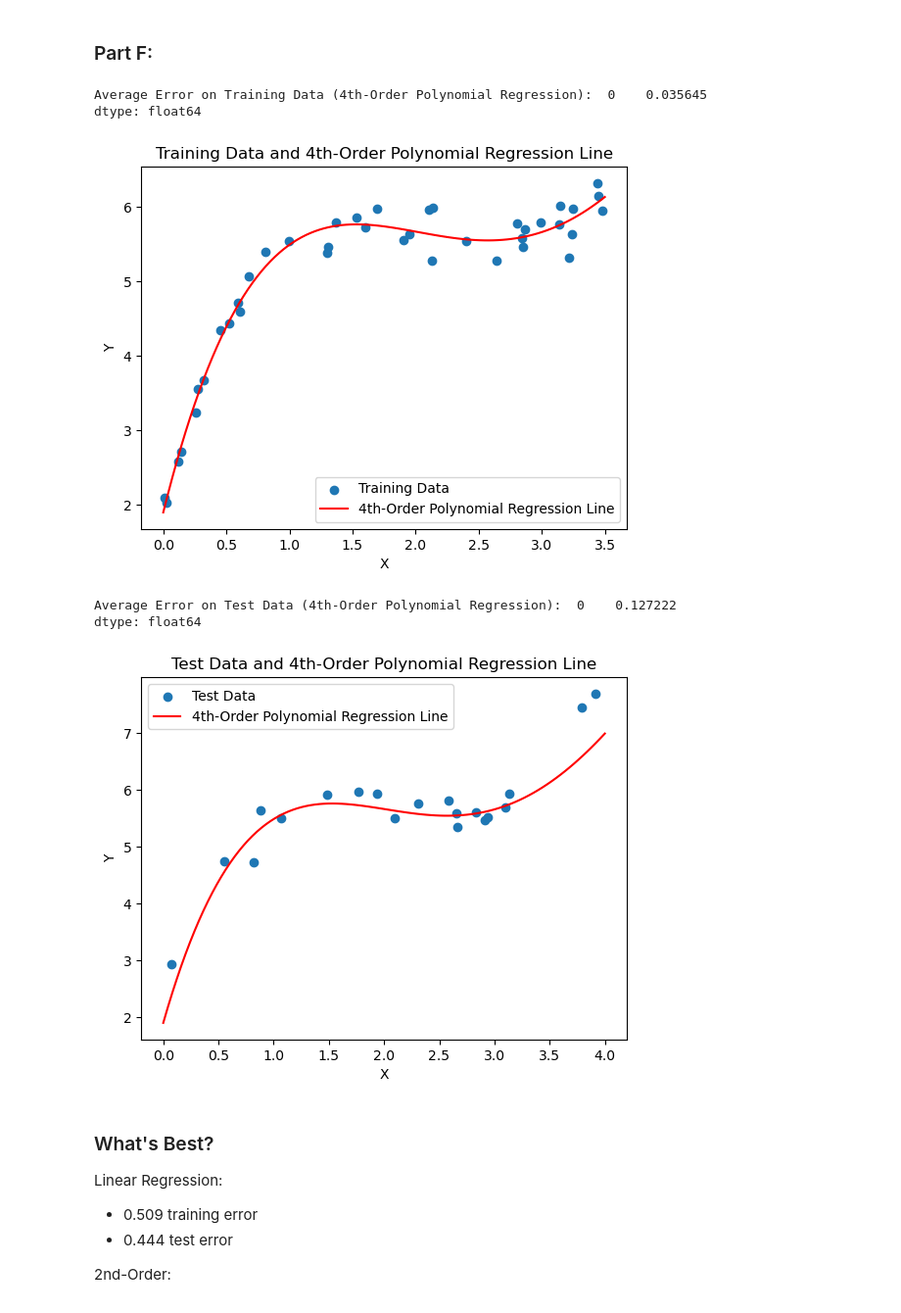
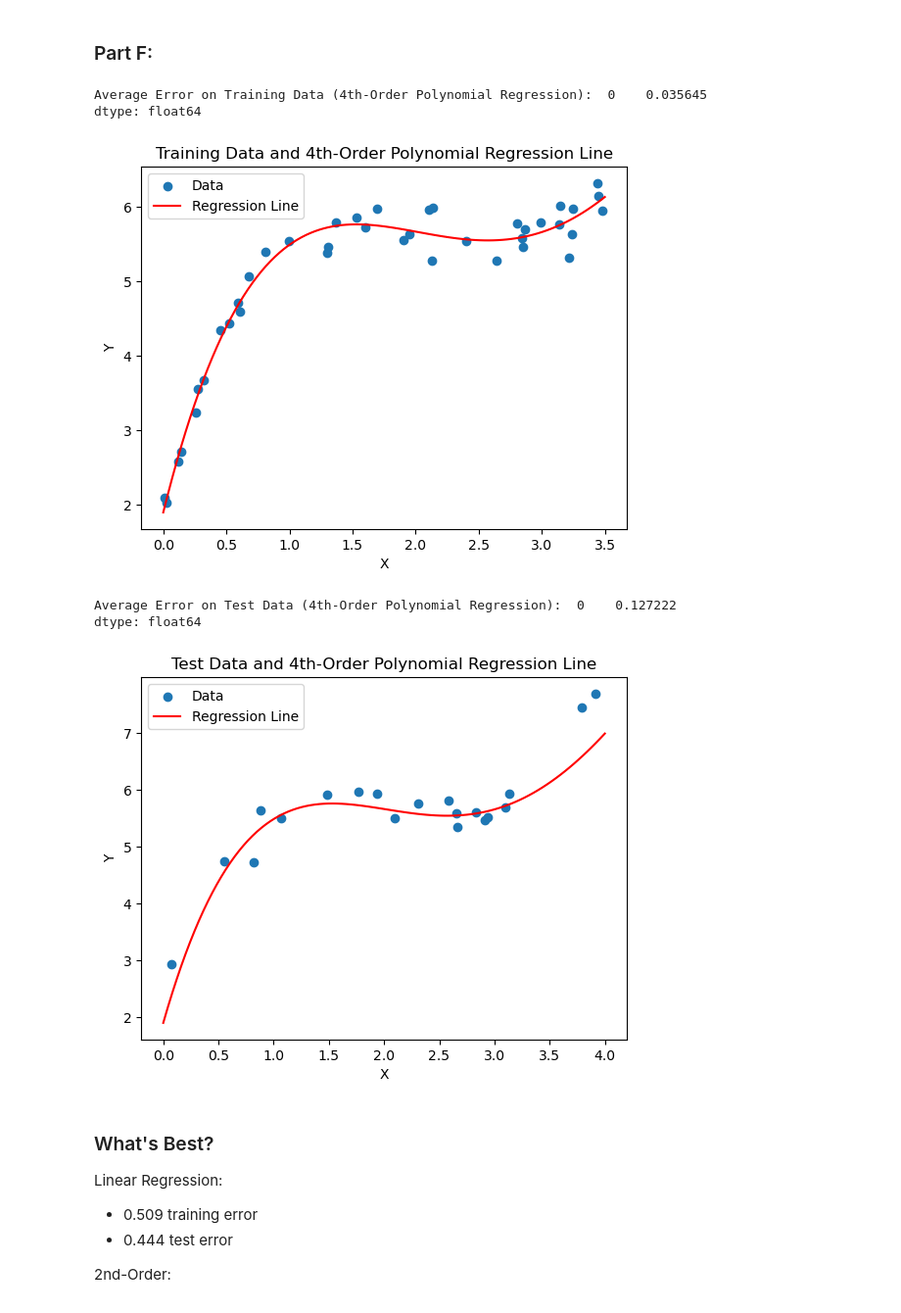
Before and after one commit to rgavigan/cs4442, a Jupyter notebook: assign1/assignment1.ipynb, the cells around one changed output. Shown at 98% size. Drawn from its saved outputs; the diff is of its cells as text; code cells hidden in the pictures.

```diff
--- a/assign1/assignment1.ipynb
+++ b/assign1/assignment1.ipynb
@@ -143,0 +112,17 @@ dtype: float64
+# %%
+# Regression Method
+def regression(X, Y):
+    return np.dot(np.dot(np.linalg.inv(np.dot(X.T, X)), X.T), Y)
+
+# Average Error Method
+def averageError(X, Y, w):
+    return 1/len(X) * np.sum((np.dot(X, w) - Y)**2)
+
+# Plotting Method
+def plot_data(X, Y, x, regressionLine, title):
+    plt.scatter(X, Y)
+    plt.plot(x, regressionLine, color='red')
+    plt.title(title)
+    plt.legend(['Data', 'Regression Line'])
+    plt.xlabel('X')
+    plt.ylabel('Y')
@@ -279,54 +243,36 @@ For the test data, the average error is 0.056 compared to 0.444 for linear regre
 # %%
 # Add new feature x^4 to the training and test data
 trainingX4 = trainingX**4
 testX4 = testX**4
-
 trainingXLR4 = pd.concat([trainingXLR3, trainingX4], axis=1)
 testXLR4 = pd.concat([testXLR3, testX4], axis=1)
 
 # Perform 4th-order polynomial regression on new data
 w4 = regression(trainingXLR4, trainingY)
 
-# Plot 4th-order polynomial regression line and training data together
-plt.scatter(trainingX, trainingY)
-
 # Plot the 4th-order polynomial regression line
 x = np.linspace(0, 3.5, 100)
 y = w4[4]*x**4 + w4[3]*x**3 + w4[2]*x**2 + w4[1]*x + w4[0]
-plt.plot(x, y, color='red')
-plt.legend(['Training Data', '4th-Order Polynomial Regression Line'])
-plt.title('Training Data and 4th-Order Polynomial Regression Line')
-plt.xlabel('X')
-plt.ylabel('Y')
+plot_data(trainingX, trainingY, x, y, 'Training Data and 4th-Order Polynomial Regression Line')
 
 # Report average error on training data
-err = averageError(trainingXLR4, trainingY, w4)
-print("Average Error on Training Data (4th-Order Polynomial Regression): ", err)
+print("Average Error on Training Data (4th-Order Polynomial Regression): ", averageError(trainingXLR4, trainingY, w4))
 # %% [output]
 Average Error on Training Data (4th-Order Polynomial Regression):  0    0.035645
 dtype: float64
-[figure, old version]
+[figure, new version]
 # %%
-# Plot 4th-order polynomial regression line and test data together
-plt.scatter(testX, testY)
-
 # Plot the 4th-order polynomial regression line
 x = np.linspace(0, 4, 100)
 y = w4[4]*x**4 + w4[3]*x**3 + w4[2]*x**2 + w4[1]*x + w4[0]
-plt.plot(x, y, color='red')
-
-plt.legend(['Test Data', '4th-Order Polynomial Regression Line'])
-plt.title('Test Data and 4th-Order Polynomial Regression Line')
-plt.xlabel('X')
-plt.ylabel('Y')
+plot_data(testX, testY, x, y, 'Test Data and 4th-Order Polynomial Regression Line')
 
 # Report average error on test data
-err = averageError(testXLR4, testY, w4)
-print("Average Error on Test Data (4th-Order Polynomial Regression): ", err)
+print("Average Error on Test Data (4th-Order Polynomial Regression): ", averageError(testXLR4, testY, w4))
 # %% [output]
 Average Error on Test Data (4th-Order Polynomial Regression):  0    0.127222
 dtype: float64
-[figure, old version]
+[figure, new version]
 # %% [markdown]
 ### What's Best?
 
```
Also changed, not shown: parts of 11 cells of this notebook.
